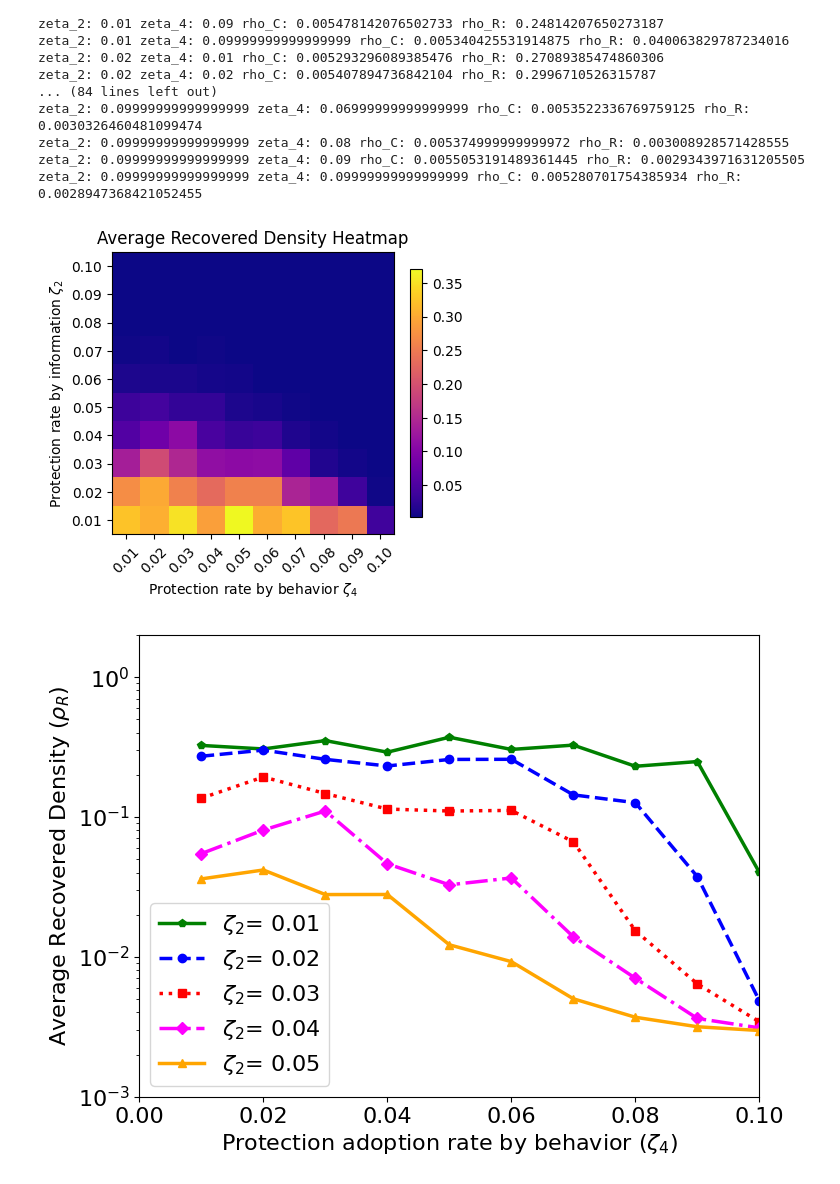
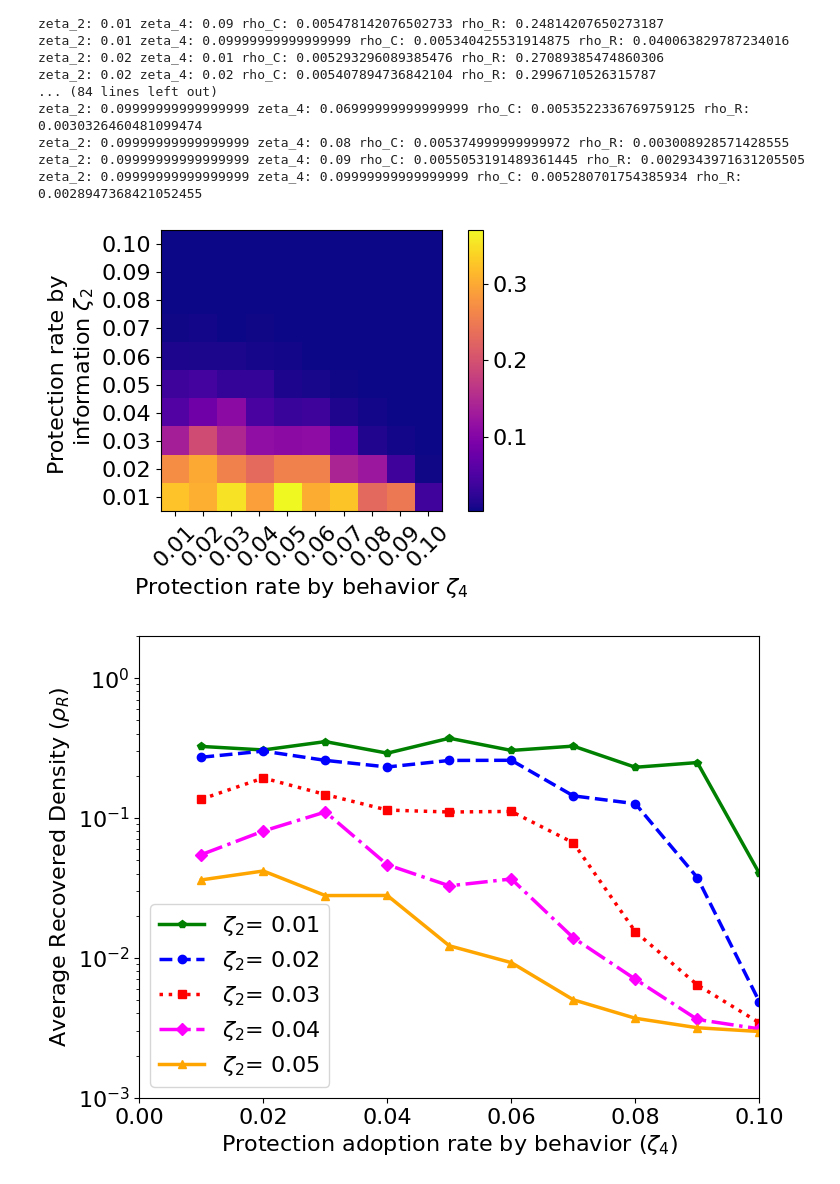
Before and after one commit to Nancy-Shi/ICE_Manuscript, a Jupyter notebook: 3_Layer_Coupling_092523_zeta_2_zeta_4_pairwise_threshold.ipynb, the cells around one changed output. Cells and saved outputs as stored; diff of their text form; code cells hidden in the pictures.

```diff
--- a/3_Layer_Coupling_092523_zeta_2_zeta_4_pairwise_threshold.ipynb
+++ b/3_Layer_Coupling_092523_zeta_2_zeta_4_pairwise_threshold.ipynb
@@ -729,35 +729,37 @@ df5 = pd.DataFrame(results_rho_R5)
 df5.to_csv('/content/drive/My Drive/Network_Tests/rho_R_zeta2_zeta4_pairwise_threshold_fixed_6.csv')
 # %%
 # Plot the heat map
-fig, ax = plt.subplots(figsize=(4,4))
+fig, ax = plt.subplots(figsize=(6,4))
 heatmap = ax.imshow(results_rho_R5, cmap='plasma', interpolation='nearest')
 
 # Set the tick labels and show colorbar
 ax.set_xticks(np.arange(len(zeta_4_values5)))
 ax.set_yticks(np.arange(len(zeta_2_values5)))
 
 # Format the tick labels with two decimal places using string formatting
 zeta_4_formatter = ticker.StrMethodFormatter('{:.2f}'.format)
 zeta_2_formatter = ticker.StrMethodFormatter('{:.2f}'.format)
 ax.xaxis.set_major_formatter(zeta_4_formatter)
 ax.yaxis.set_major_formatter(zeta_2_formatter)
 ax.invert_yaxis()
 
 ax.set_xticklabels(['{:.2f}'.format(val) for val in zeta_4_values5])
 ax.set_yticklabels(['{:.2f}'.format(val) for val in zeta_2_values5])
 
 plt.xticks(rotation=45)
 plt.colorbar(heatmap, fraction=0.04)
 
 # Set labels and title
-ax.set_xlabel('Protection rate by behavior $\zeta_4$')
-ax.set_ylabel('Protection rate by information $\zeta_2$')
-ax.set_title('Average Recovered Density Heatmap')
+ax.set_xlabel('Protection rate by behavior $\zeta_4$', fontsize=16)
+ax.set_ylabel('Protection rate by \n information $\zeta_2$', fontsize=16)
+#ax.set_title('Average Recovered Density Heatmap')
 
+plt.tight_layout()
+plt.savefig('/content/drive/My Drive/Network_Tests/heatmap_plot_zeta_2_zeta_4.pdf')
 # Display the heat map
 plt.show()
 # %% [output]
-[figure, old version]
+[figure, new version]
 # %%
 
 import matplotlib.pyplot as plt
```
